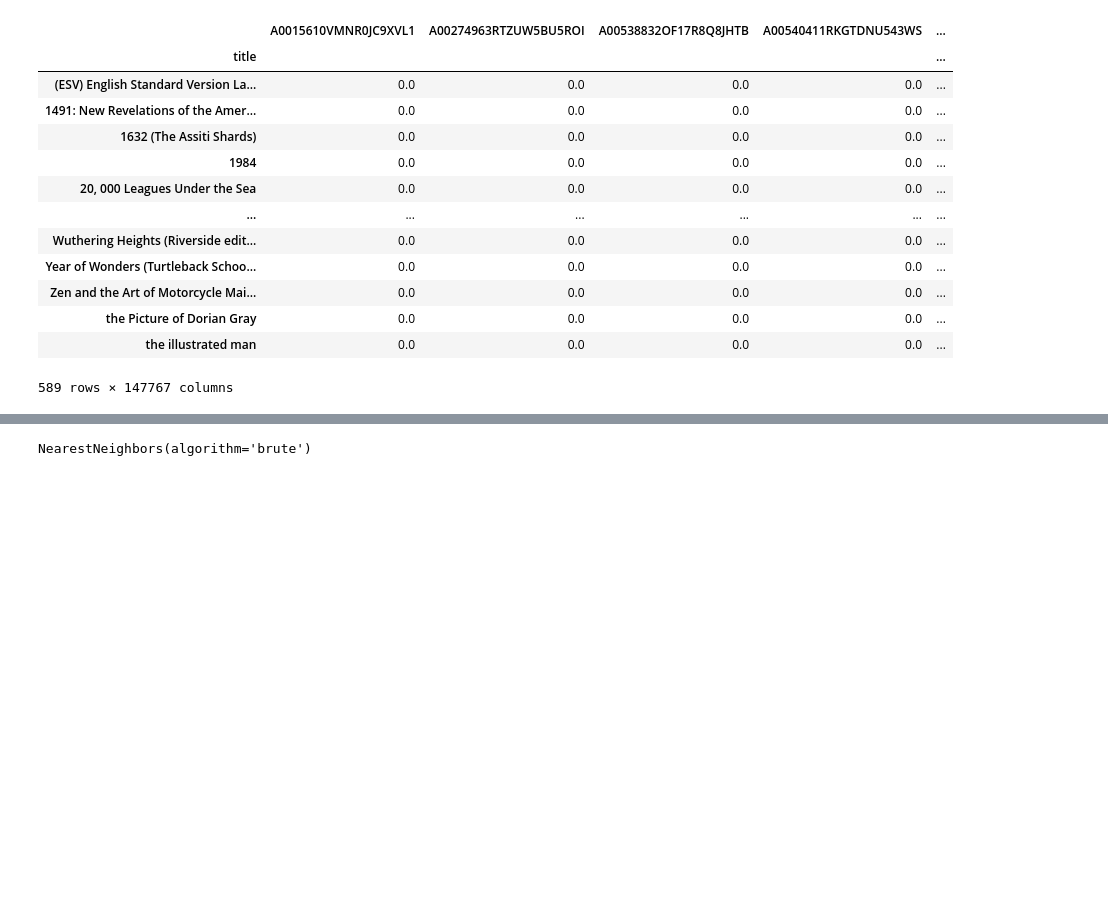
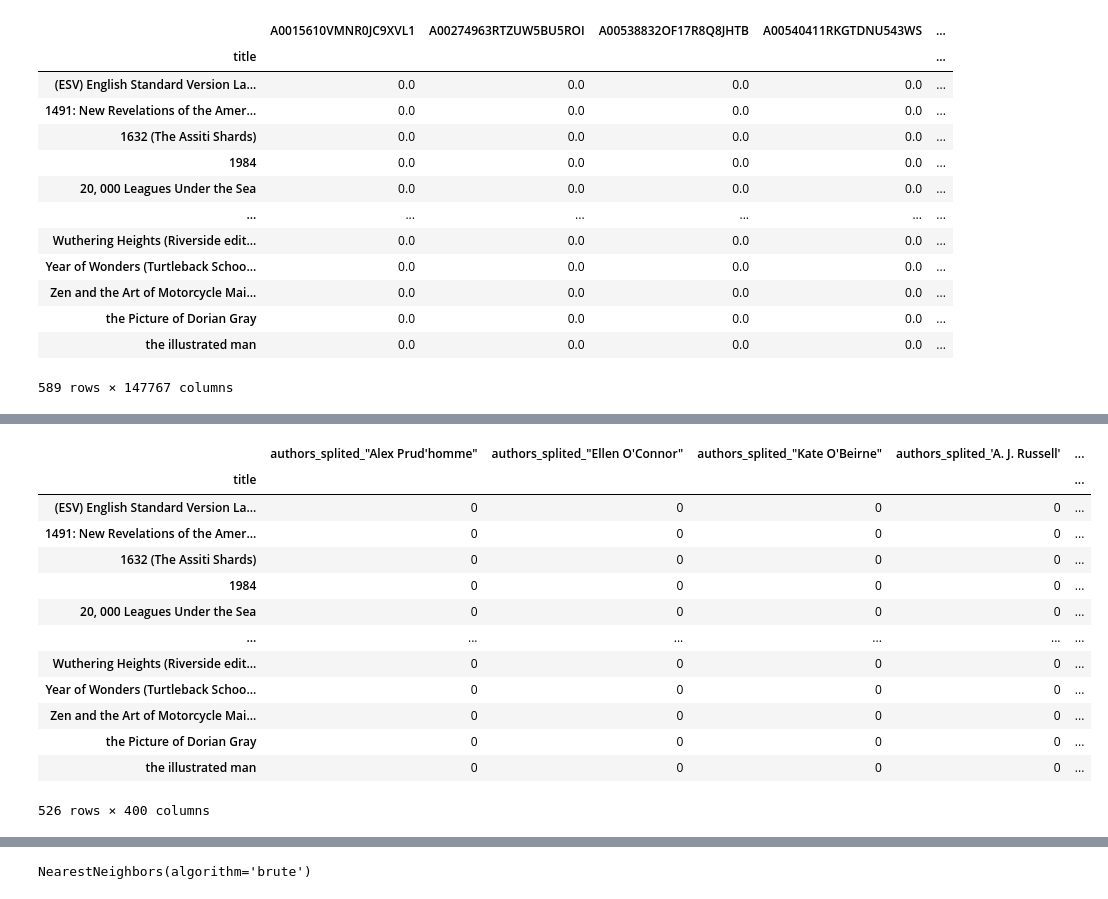
Before and after one commit to RodrigoRalhaMoreira/WinterHackhatonFCT, a Jupyter notebook: WinterHackathonAmazonDataSet.ipynb, the cells around one changed output, grey strips where cells are left out. Saved outputs shown, nothing was run; the diff lists cells and outputs as text; code cells hidden in the pictures; blank space fills up the shorter version.

```diff
--- a/WinterHackathonAmazonDataSet.ipynb
+++ b/WinterHackathonAmazonDataSet.ipynb
@@ -229,4 +233,7 @@ matrix_ratings_authors
 | the illustrated man | 0.0 | 0.0 | 0.0 | 0.0 | ... |
 589 rows × 147767 columns
 # %%
-authors_matrix = pd.get_dummies(matrix_ratings)
+pattern = r'authors\w+'
+#final_matrix = final_matrix.drop(list(final_matrix.filter(regex=pattern)))
+authors_matrix = matrix_ratings_authors.filter(regex=pattern)
+authors_matrix
@@ -233,6 +255,23 @@ authors_matrix = pd.get_dummies(matrix_ratings)
 # %%
-pattern = r'authors\w+'
-#final_matrix = final_matrix.drop(list(final_matrix.filter(regex=pattern)))
-authors_matrix = authors_matrix.filter(regex=pattern)
+
+authors_matrix = pd.get_dummies(authors_matrix)
 # %%
 authors_matrix = authors_matrix.groupby('title').sum()
+authors_matrix = authors_matrix.mul(20)
+# %%
+authors_matrix
+# %% [output]
+|  | authors_splited_"Alex Prud'homme" | authors_splited_"Ellen O'Connor" | authors_splited_"Kate O'Beirne" | authors_splited_'A. J. Russell' | ... |
+| title |  |  |  |  | ... |
+| (ESV) English Standard Version La... | 0 | 0 | 0 | 0 | ... |
+| 1491: New Revelations of the Amer... | 0 | 0 | 0 | 0 | ... |
+| 1632 (The Assiti Shards) | 0 | 0 | 0 | 0 | ... |
+| 1984 | 0 | 0 | 0 | 0 | ... |
+| 20, 000 Leagues Under the Sea | 0 | 0 | 0 | 0 | ... |
+| ... | ... | ... | ... | ... | ... |
+| Wuthering Heights (Riverside edit... | 0 | 0 | 0 | 0 | ... |
+| Year of Wonders (Turtleback Schoo... | 0 | 0 | 0 | 0 | ... |
+| Zen and the Art of Motorcycle Mai... | 0 | 0 | 0 | 0 | ... |
+| the Picture of Dorian Gray | 0 | 0 | 0 | 0 | ... |
+| the illustrated man | 0 | 0 | 0 | 0 | ... |
+526 rows × 400 columns
```
Also changed, not shown: parts of 8 cells of this notebook.
